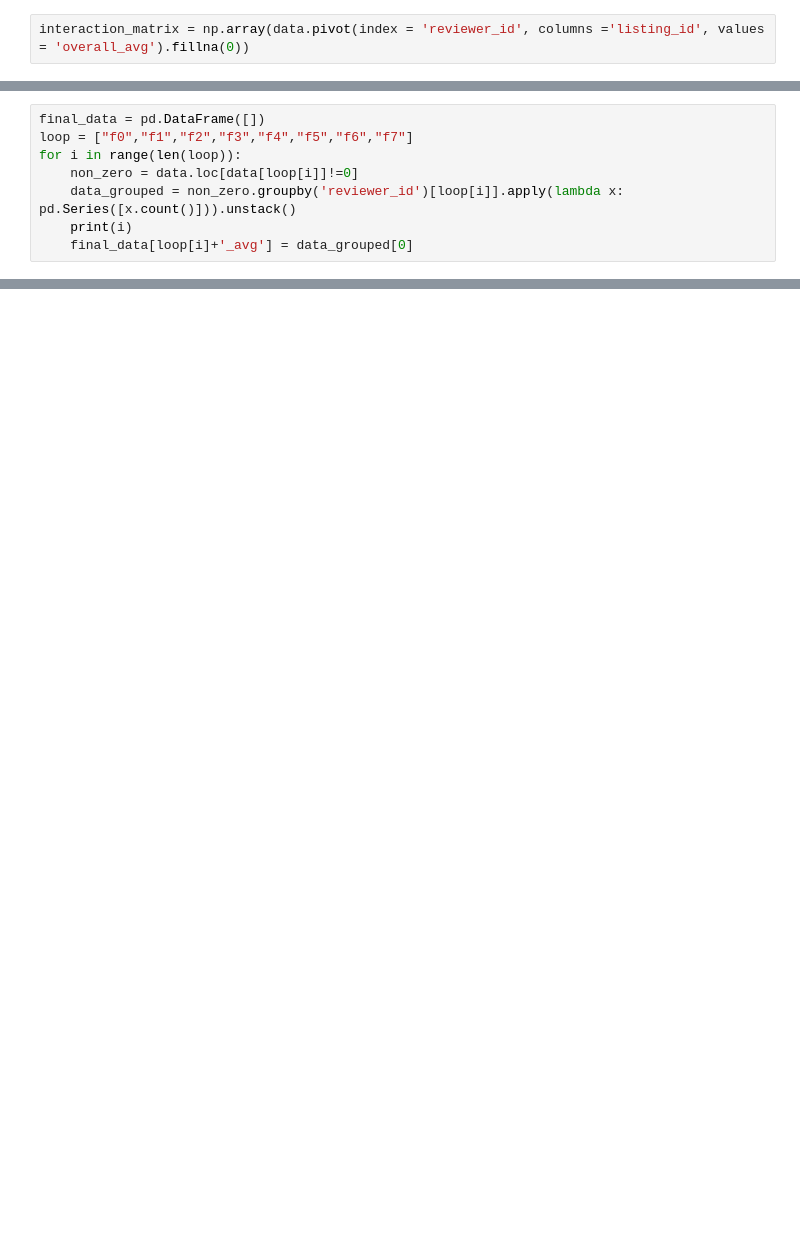
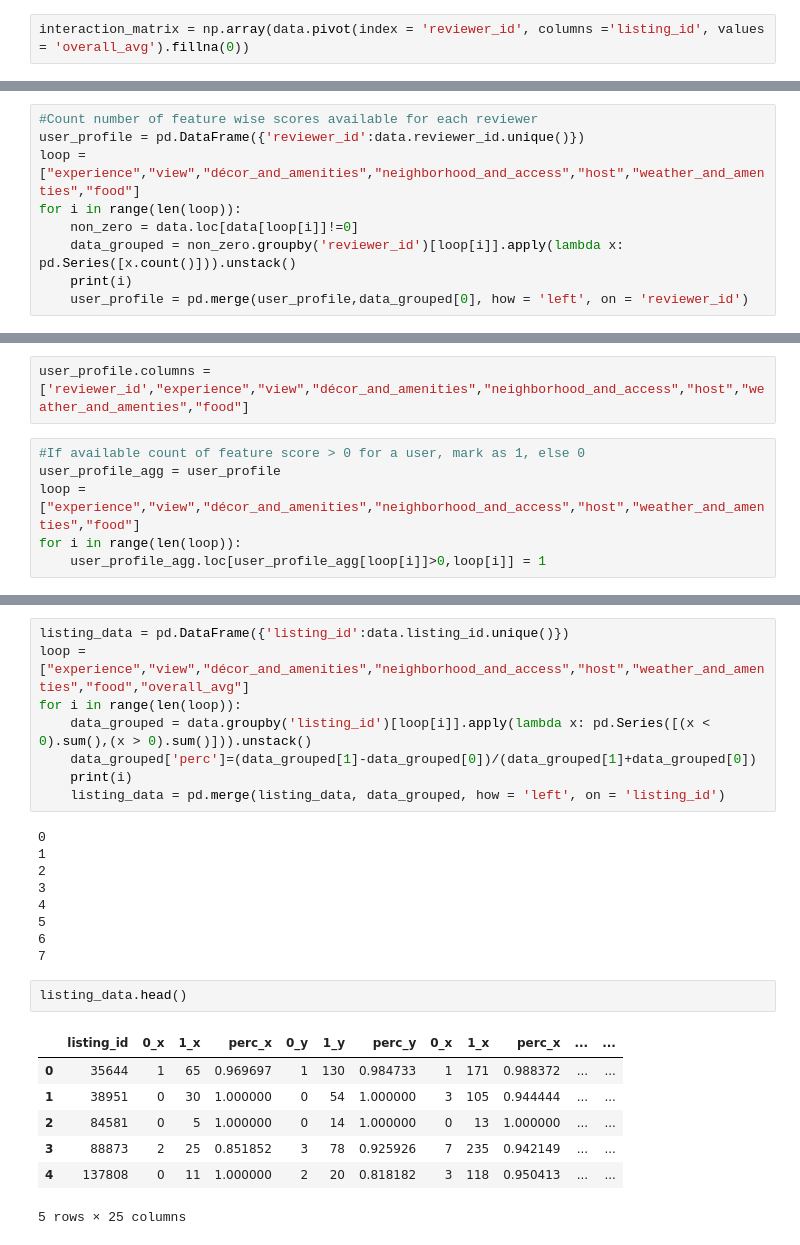
Before and after one commit to itsmemala/Airbnb, a Jupyter notebook: Recommendation/LightFM.ipynb, the cells around one changed output, grey strips where cells are left out. Drawn from its saved outputs; the diff is of its cells as text; blank space fills up the shorter version.

```diff
--- a/Recommendation/LightFM.ipynb
+++ b/Recommendation/LightFM.ipynb
@@ -15,8 +62,9 @@ pd.DataFrame(interaction_matrix)[1].sum()
 # %%
-final_data = pd.DataFrame([])
-loop = ["f0","f1","f2","f3","f4","f5","f6","f7"]
+#Count number of feature wise scores available for each reviewer
+user_profile = pd.DataFrame({'reviewer_id':data.reviewer_id.unique()})
+loop = ["experience","view","décor_and_amenities","neighborhood_and_access","host","weather_and_amenties","food"]
 for i in range(len(loop)):
     non_zero = data.loc[data[loop[i]]!=0]
     data_grouped = non_zero.groupby('reviewer_id')[loop[i]].apply(lambda x: pd.Series([x.count()])).unstack()
     print(i)
-    final_data[loop[i]+'_avg'] = data_grouped[0]
+    user_profile = pd.merge(user_profile,data_grouped[0], how = 'left', on = 'reviewer_id')
@@ -22,0 +79,8 @@ for i in range(len(loop)):
+# %%
+user_profile.columns = ['reviewer_id',"experience","view","décor_and_amenities","neighborhood_and_access","host","weather_and_amenties","food"]
+# %%
+#If available count of feature score > 0 for a user, mark as 1, else 0
+user_profile_agg = user_profile
+loop = ["experience","view","décor_and_amenities","neighborhood_and_access","host","weather_and_amenties","food"]
+for i in range(len(loop)):
+    user_profile_agg.loc[user_profile_agg[loop[i]]>0,loop[i]] = 1
@@ -22,0 +96,27 @@ for i in range(len(loop)):
+# %%
+listing_data = pd.DataFrame({'listing_id':data.listing_id.unique()})
+loop = ["experience","view","décor_and_amenities","neighborhood_and_access","host","weather_and_amenties","food","overall_avg"]
+for i in range(len(loop)):
+    data_grouped = data.groupby('listing_id')[loop[i]].apply(lambda x: pd.Series([(x < 0).sum(),(x > 0).sum()])).unstack()
+    data_grouped['perc']=(data_grouped[1]-data_grouped[0])/(data_grouped[1]+data_grouped[0])
+    print(i)
+    listing_data = pd.merge(listing_data, data_grouped, how = 'left', on = 'listing_id')
+# %% [output]
+0
+1
+2
+3
+4
+5
+6
+7
+# %%
+listing_data.head()
+# %% [output]
+|  | listing_id | 0_x | 1_x | perc_x | 0_y | 1_y | perc_y | 0_x | 1_x | perc_x | ... | ... |
+| 0 | 35644 | 1 | 65 | 0.969697 | 1 | 130 | 0.984733 | 1 | 171 | 0.988372 | ... | ... |
+| 1 | 38951 | 0 | 30 | 1.000000 | 0 | 54 | 1.000000 | 3 | 105 | 0.944444 | ... | ... |
+| 2 | 84581 | 0 | 5 | 1.000000 | 0 | 14 | 1.000000 | 0 | 13 | 1.000000 | ... | ... |
+| 3 | 88873 | 2 | 25 | 0.851852 | 3 | 78 | 0.925926 | 7 | 235 | 0.942149 | ... | ... |
+| 4 | 137808 | 0 | 11 | 1.000000 | 2 | 20 | 0.818182 | 3 | 118 | 0.950413 | ... | ... |
+5 rows × 25 columns
```
Also changed, not shown: parts of 13 cells of this notebook, 2 other files.
